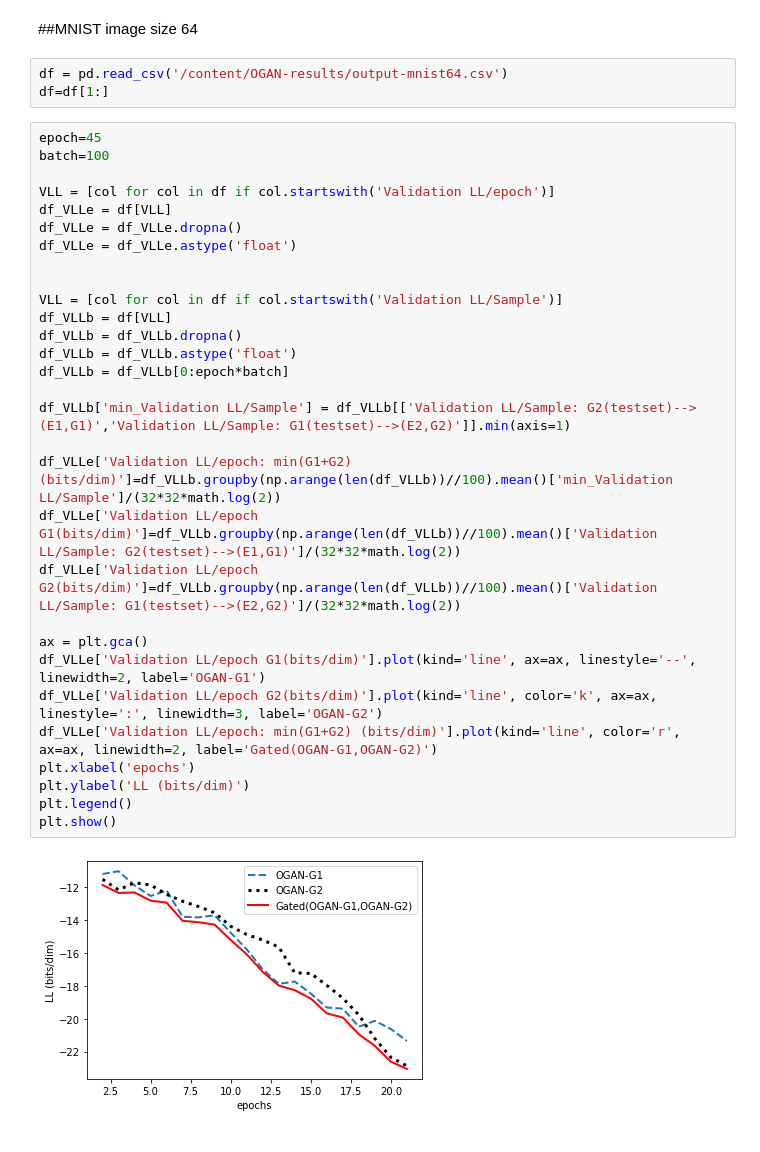
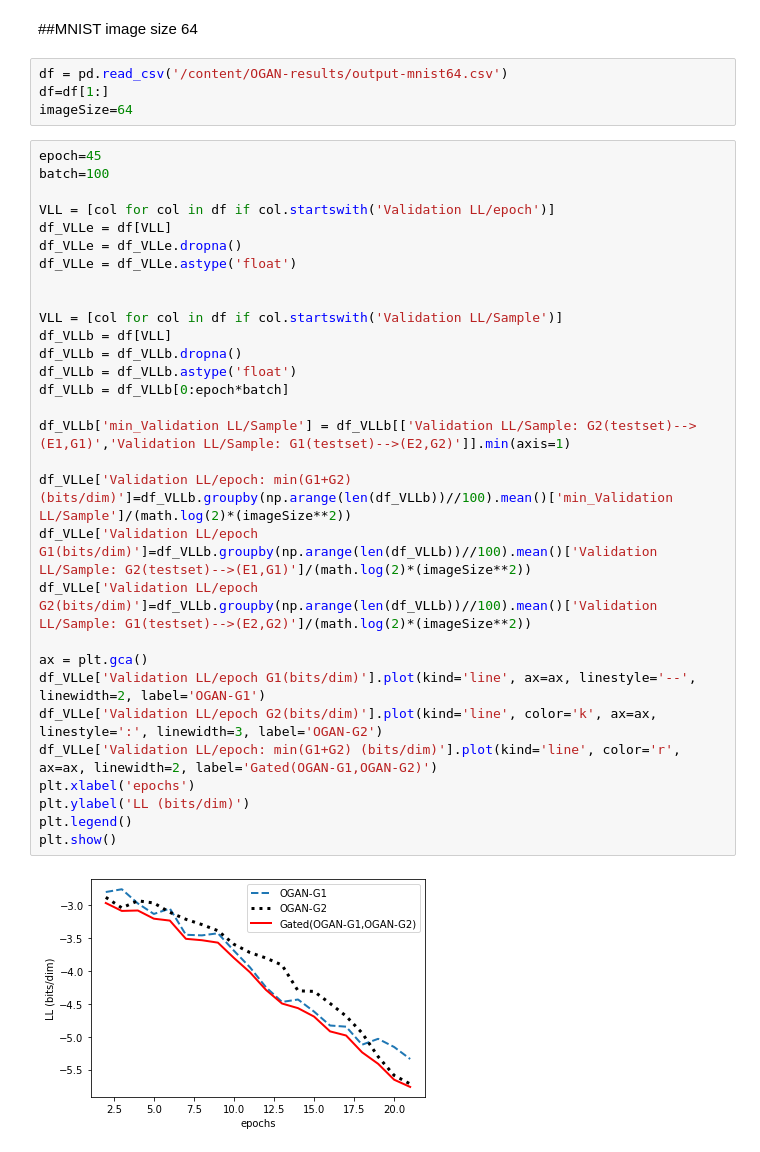
Before and after one commit to mkjubran/OGAN-results, a Jupyter notebook: PlotCurvesOGAN.ipynb, the cells around one changed output. Cells and saved outputs as stored; diff of their text form.

```diff
--- a/PlotCurvesOGAN.ipynb
+++ b/PlotCurvesOGAN.ipynb
@@ -161,35 +164,36 @@ plt.show()
 # %%
 df = pd.read_csv('/content/OGAN-results/output-mnist64.csv')
 df=df[1:]
+imageSize=64
 # %%
 epoch=45
 batch=100
 
 VLL = [col for col in df if col.startswith('Validation LL/epoch')]
 df_VLLe = df[VLL]
 df_VLLe = df_VLLe.dropna()
 df_VLLe = df_VLLe.astype('float')
 
 
 VLL = [col for col in df if col.startswith('Validation LL/Sample')]
 df_VLLb = df[VLL]
 df_VLLb = df_VLLb.dropna()
 df_VLLb = df_VLLb.astype('float')
 df_VLLb = df_VLLb[0:epoch*batch]
 
 df_VLLb['min_Validation LL/Sample'] = df_VLLb[['Validation LL/Sample: G2(testset)-->(E1,G1)','Validation LL/Sample: G1(testset)-->(E2,G2)']].min(axis=1)
 
-df_VLLe['Validation LL/epoch: min(G1+G2) (bits/dim)']=df_VLLb.groupby(np.arange(len(df_VLLb))//100).mean()['min_Validation LL/Sample']/(32*32*math.log(2))
-df_VLLe['Validation LL/epoch G1(bits/dim)']=df_VLLb.groupby(np.arange(len(df_VLLb))//100).mean()['Validation LL/Sample: G2(testset)-->(E1,G1)']/(32*32*math.log(2))
-df_VLLe['Validation LL/epoch G2(bits/dim)']=df_VLLb.groupby(np.arange(len(df_VLLb))//100).mean()['Validation LL/Sample: G1(testset)-->(E2,G2)']/(32*32*math.log(2))
+df_VLLe['Validation LL/epoch: min(G1+G2) (bits/dim)']=df_VLLb.groupby(np.arange(len(df_VLLb))//100).mean()['min_Validation LL/Sample']/(math.log(2)*(imageSize**2))
+df_VLLe['Validation LL/epoch G1(bits/dim)']=df_VLLb.groupby(np.arange(len(df_VLLb))//100).mean()['Validation LL/Sample: G2(testset)-->(E1,G1)']/(math.log(2)*(imageSize**2))
+df_VLLe['Validation LL/epoch G2(bits/dim)']=df_VLLb.groupby(np.arange(len(df_VLLb))//100).mean()['Validation LL/Sample: G1(testset)-->(E2,G2)']/(math.log(2)*(imageSize**2))
 
 ax = plt.gca()
 df_VLLe['Validation LL/epoch G1(bits/dim)'].plot(kind='line', ax=ax, linestyle='--', linewidth=2, label='OGAN-G1')
 df_VLLe['Validation LL/epoch G2(bits/dim)'].plot(kind='line', color='k', ax=ax, linestyle=':', linewidth=3, label='OGAN-G2')
 df_VLLe['Validation LL/epoch: min(G1+G2) (bits/dim)'].plot(kind='line', color='r', ax=ax, linewidth=2, label='Gated(OGAN-G1,OGAN-G2)')
 plt.xlabel('epochs')
 plt.ylabel('LL (bits/dim)')
 plt.legend()
 plt.show()
 # %% [output]
-[figure, old version]
+[figure, new version]
```
Also changed, not shown: parts of 7 cells of this notebook.
